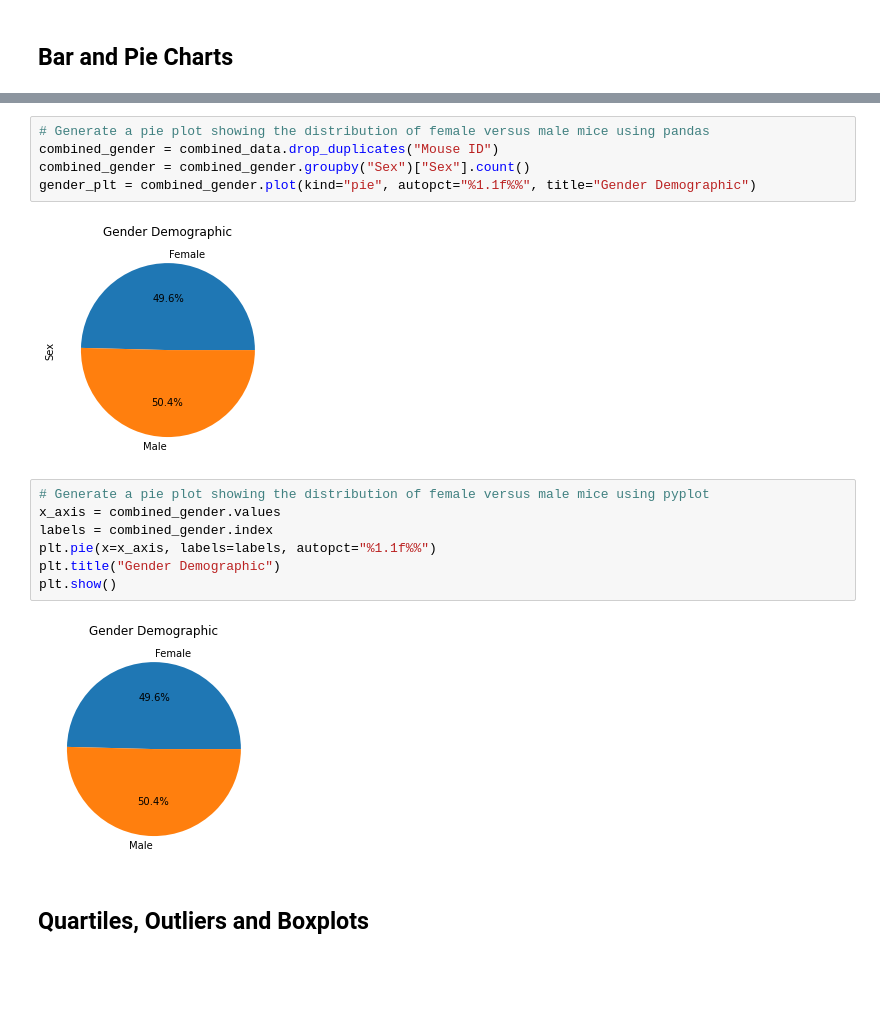
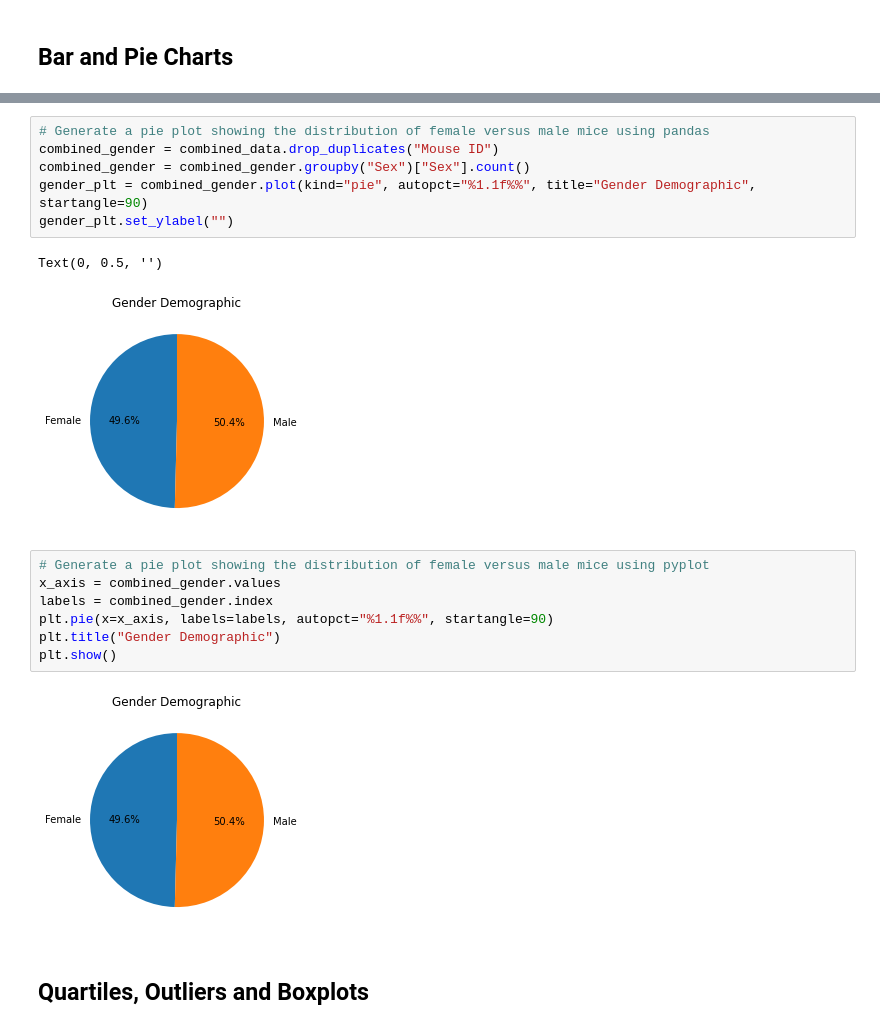
Before and after one commit to abaker178/matplotlib-challenge, a Jupyter notebook: pymaceuticals.ipynb, the cells around one changed output, grey strips where cells are left out. Saved outputs shown, nothing was run; the diff lists cells and outputs as text; blank space fills up the shorter version.

Commit message:
updated the bar graph data to be sorted || minor adjustments to the pie chart format

```diff
--- a/pymaceuticals.ipynb
+++ b/pymaceuticals.ipynb
@@ -203,19 +204,21 @@ plt.tight_layout()
 # %%
 # Generate a pie plot showing the distribution of female versus male mice using pandas
 combined_gender = combined_data.drop_duplicates("Mouse ID")
 combined_gender = combined_gender.groupby("Sex")["Sex"].count()
-gender_plt = combined_gender.plot(kind="pie", autopct="%1.1f%%", title="Gender Demographic")
+gender_plt = combined_gender.plot(kind="pie", autopct="%1.1f%%", title="Gender Demographic", startangle=90)
+gender_plt.set_ylabel("")
 # %% [output]
+Text(0, 0.5, '')
-[figure, old version]
+[figure, new version]
 # %%
 # Generate a pie plot showing the distribution of female versus male mice using pyplot
 x_axis = combined_gender.values
 labels = combined_gender.index
-plt.pie(x=x_axis, labels=labels, autopct="%1.1f%%")
+plt.pie(x=x_axis, labels=labels, autopct="%1.1f%%", startangle=90)
 plt.title("Gender Demographic")
 plt.show()
 # %% [output]
-[figure, old version]
+[figure, new version]
 # %% [markdown]
 ## Quartiles, Outliers and Boxplots
 # %%
```
Also changed, not shown: parts of 3 cells of this notebook.
